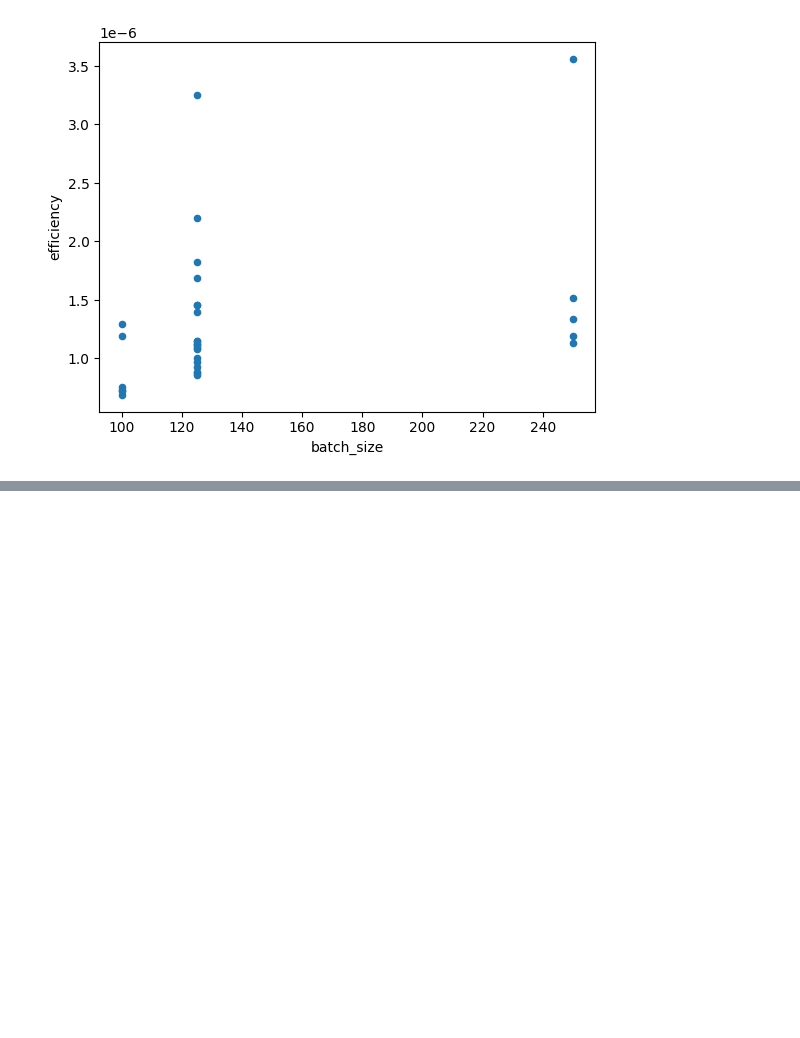
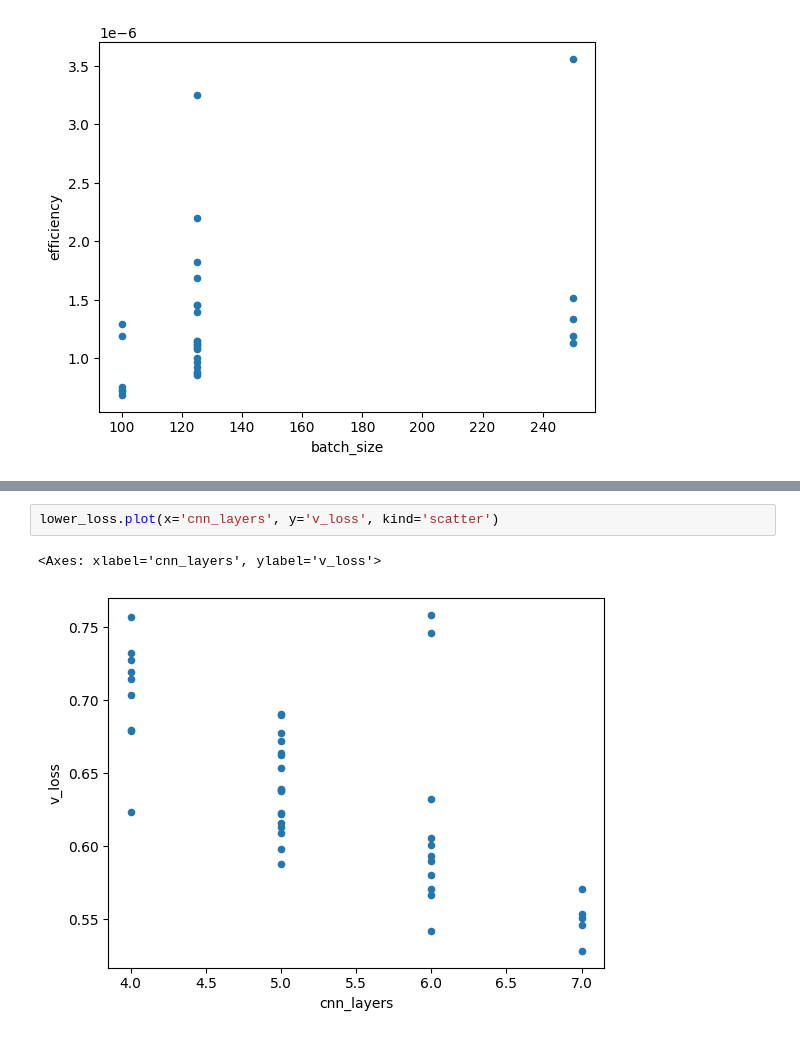
Before and after one commit to SagnikDe2024/MachineVisionExperiments, a Jupyter notebook: src/classifier_results.ipynb, the cells around one changed output, grey strips where cells are left out. Cells and saved outputs as stored; diff of their text form; blank space fills up the shorter version.

```diff
--- a/src/classifier_results.ipynb
+++ b/src/classifier_results.ipynb
@@ -100,0 +109,5 @@ from src.classifier.classifier import Classifier
+# %%
+lower_loss.plot(x='cnn_layers', y='v_loss', kind='scatter')
+# %% [output]
+<Axes: xlabel='cnn_layers', ylabel='v_loss'>
+[figure, added]
```
Also changed, not shown: parts of 7 cells of this notebook.
